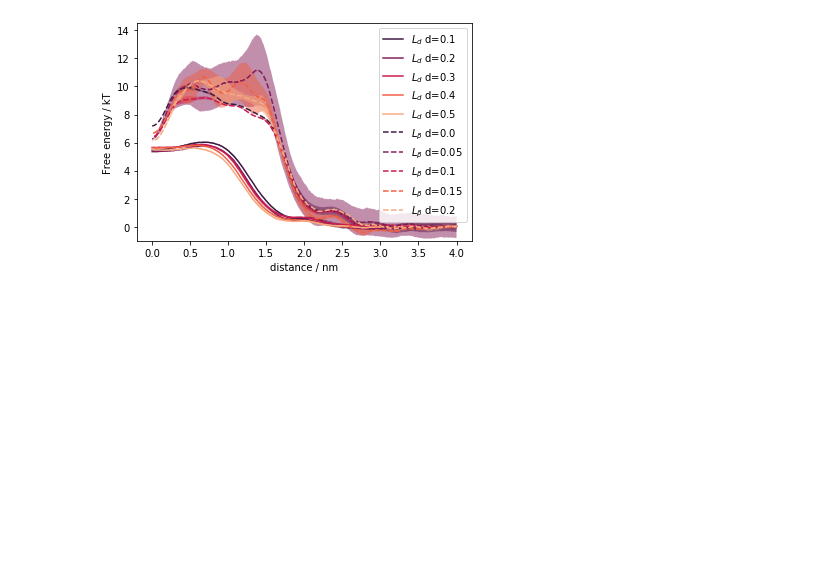
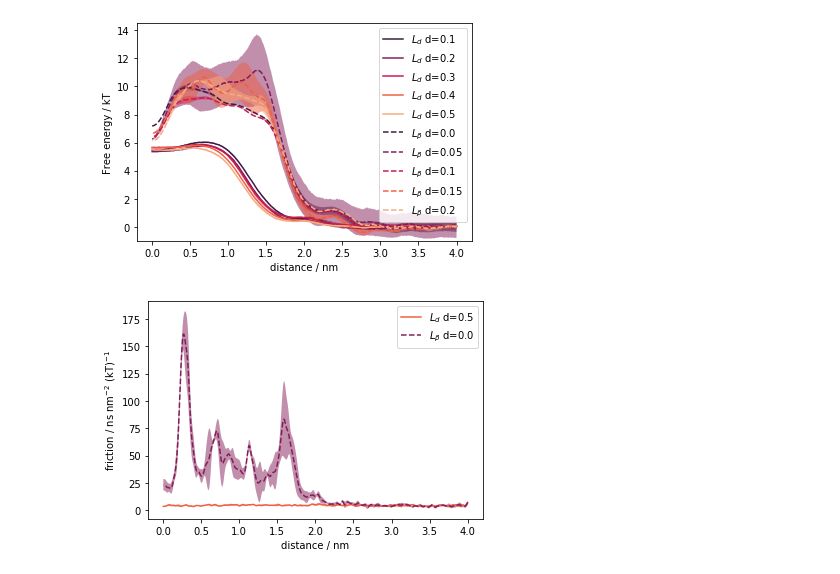
Before and after one commit to jmelcr/permeability, a Jupyter notebook: martini3/analysis_martini3_simulations_make_dataFrame.ipynb, the cells around one changed output. Saved outputs shown, nothing was run; the diff lists cells and outputs as text; code cells hidden in the pictures; blank space fills up the shorter version.

Commit message:
add friction profiles for unsaturation-series

```diff
--- a/martini3/analysis_martini3_simulations_make_dataFrame.ipynb
+++ b/martini3/analysis_martini3_simulations_make_dataFrame.ipynb
@@ -409,3 +409,37 @@ plt.savefig("awh_dG_profiles_all_unsat-ndx-EOLS.png", dpi=150, bbox_inces='tight
 plt.show()
 # %% [output]
 [figure]
+# %%
+# let's use some cool palette!
+sns.set_palette("rocket_r", n_colors=2)
+# %%
+for sim_list, memphase in zip([po_sims, dp_sims], [u"$L_d$", u"$L_β$"]):
+    if "d" in memphase:
+        linestyle = "-"
+    else:
+        linestyle = "--"
+
+    for s in sim_list:
+        if ("d" in memphase and s.d>=0.45) or ("d" not in memphase and s.d<0.04):
+            try:
+                    # multiplying by 1000 to change the unit to ns / nm2 (kT)
+                    (x_half, fricsym, fricsym_err) = prep_to_plot(s.awh_x, s.fric/1000.0, shift_to_zero=False, filt_freq=0.15)
+                    plt.plot(x_half, fricsym,
+                             ls=linestyle,
+                             label=u"{} d={}".format(memphase, s.d))
+                    plt.fill_between(x=x_half,
+                                     y1=fricsym+fricsym_err,
+                                     y2=fricsym-fricsym_err,
+                                     label=None,
+                                     alpha=0.5)
+            except:
+                print("troubles plotting simulation in {}".format(s.dirname))
+
+plt.legend()
+#plt.ylim([-1, 14.5])
+plt.ylabel("friction / ns nm$^{-2}$ (kT)$^{-1}$")
+plt.xlabel("distance / nm")
+plt.savefig("friction_profiles_selected_unsat-ndx-EOLS.png", dpi=150, bbox_inces='tight')
+plt.show()
+# %% [output]
+[figure, added]
```
Also changed, not shown: 2 other files.
